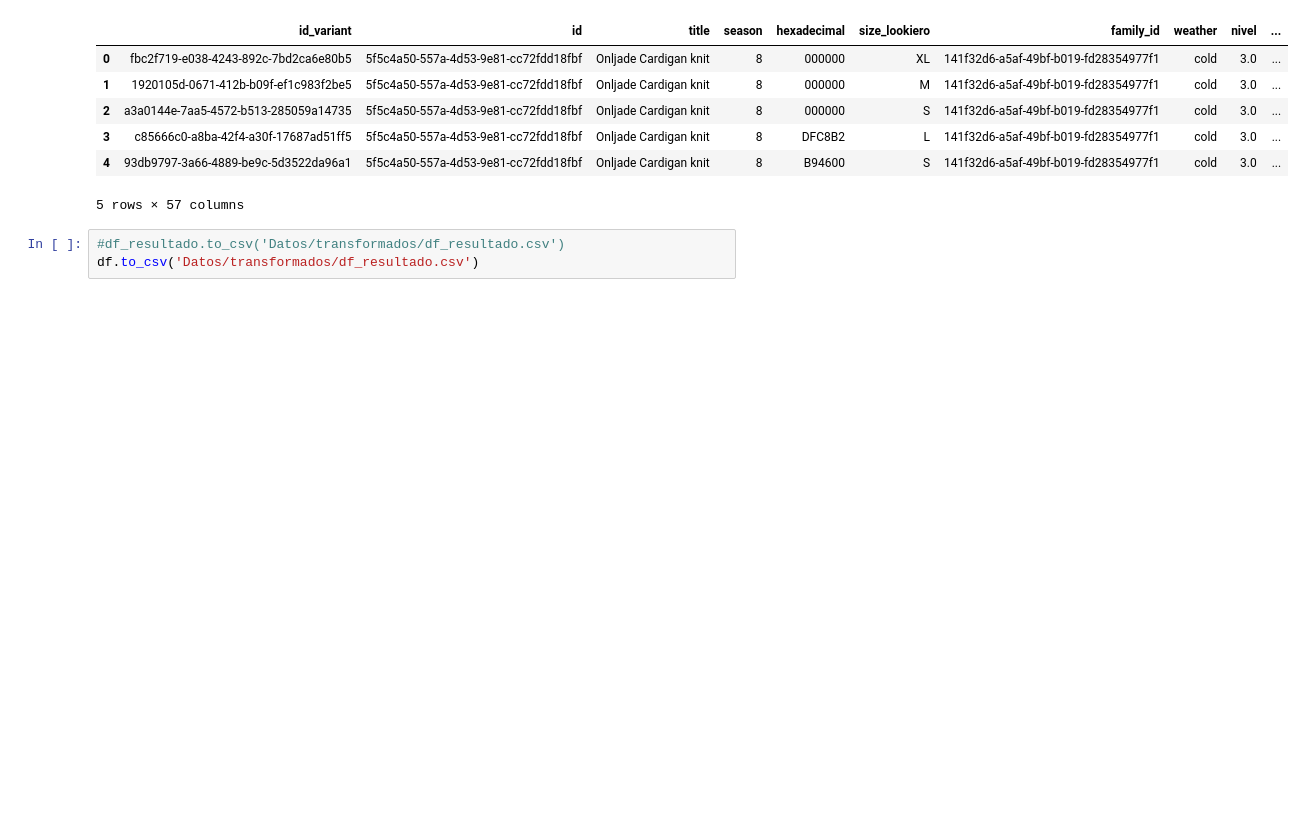
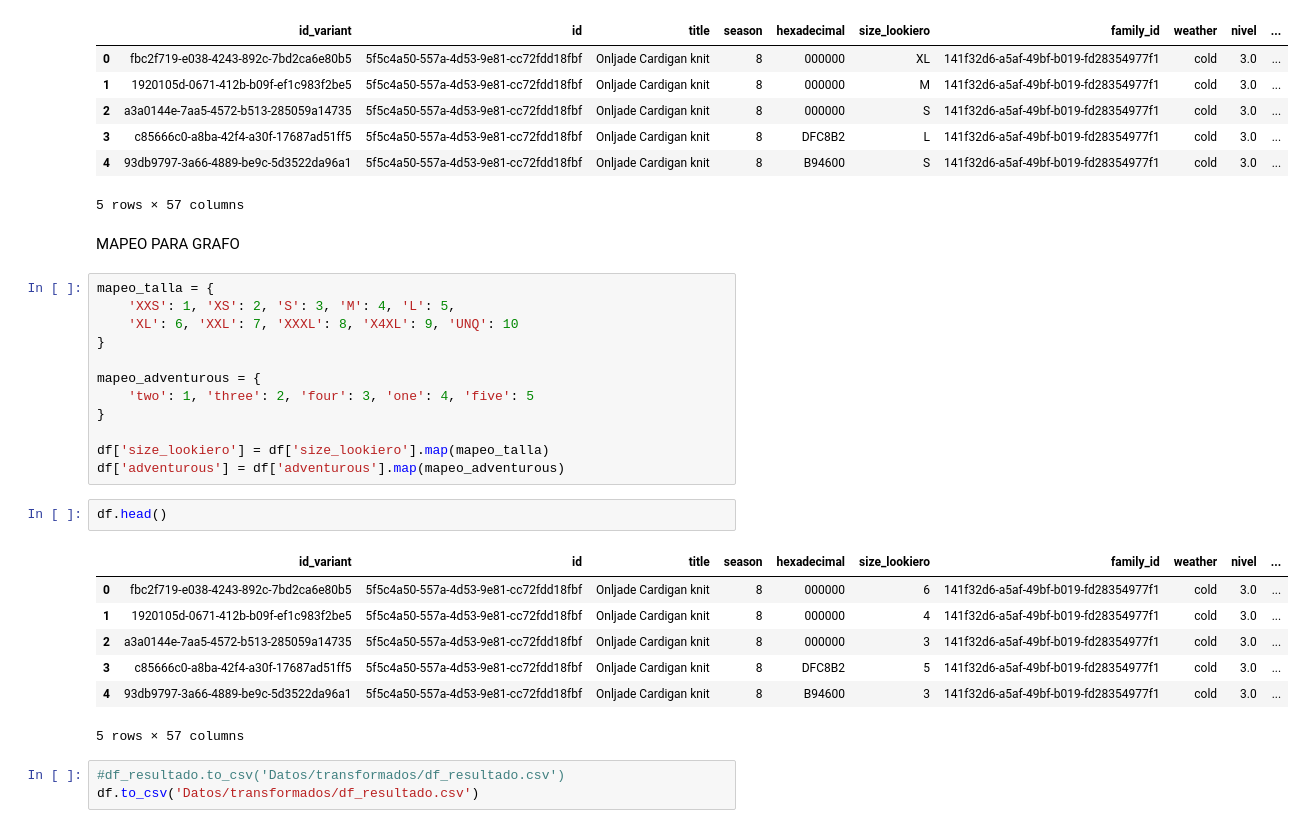
Before and after one commit to xaabizulu/24_25_3_R10_Verde_Oscuro, a Jupyter notebook: 01-Preprocesamiento.ipynb, the cells around one changed output. Drawn from its saved outputs; the diff is of its cells as text; blank space fills up the shorter version.

```diff
--- a/01-Preprocesamiento.ipynb
+++ b/01-Preprocesamiento.ipynb
@@ -755,6 +724,30 @@ df.head()
 | 3 | c85666c0-a8ba-42f4-a30f-17687ad51ff5 | 5f5c4a50-557a-4d53-9e81-cc72fdd18fbf | Onljade Cardigan knit | 8 | DFC8B2 | L | 141f32d6-a5af-49bf-b019-fd28354977f1 | cold | 3.0 | ... |
 | 4 | 93db9797-3a66-4889-be9c-5d3522da96a1 | 5f5c4a50-557a-4d53-9e81-cc72fdd18fbf | Onljade Cardigan knit | 8 | B94600 | S | 141f32d6-a5af-49bf-b019-fd28354977f1 | cold | 3.0 | ... |
 5 rows × 57 columns
+# %% [markdown]
+MAPEO PARA GRAFO
+# %%
+mapeo_talla = {
+    'XXS': 1, 'XS': 2, 'S': 3, 'M': 4, 'L': 5,
+    'XL': 6, 'XXL': 7, 'XXXL': 8, 'X4XL': 9, 'UNQ': 10
+}
+
+mapeo_adventurous = {
+    'two': 1, 'three': 2, 'four': 3, 'one': 4, 'five': 5
+}
+
+df['size_lookiero'] = df['size_lookiero'].map(mapeo_talla)
+df['adventurous'] = df['adventurous'].map(mapeo_adventurous)
+# %%
+df.head()
+# %% [output]
+|  | id_variant | id | title | season | hexadecimal | size_lookiero | family_id | weather | nivel | ... |
+| 0 | fbc2f719-e038-4243-892c-7bd2ca6e80b5 | 5f5c4a50-557a-4d53-9e81-cc72fdd18fbf | Onljade Cardigan knit | 8 | 000000 | 6 | 141f32d6-a5af-49bf-b019-fd28354977f1 | cold | 3.0 | ... |
+| 1 | 1920105d-0671-412b-b09f-ef1c983f2be5 | 5f5c4a50-557a-4d53-9e81-cc72fdd18fbf | Onljade Cardigan knit | 8 | 000000 | 4 | 141f32d6-a5af-49bf-b019-fd28354977f1 | cold | 3.0 | ... |
+| 2 | a3a0144e-7aa5-4572-b513-285059a14735 | 5f5c4a50-557a-4d53-9e81-cc72fdd18fbf | Onljade Cardigan knit | 8 | 000000 | 3 | 141f32d6-a5af-49bf-b019-fd28354977f1 | cold | 3.0 | ... |
+| 3 | c85666c0-a8ba-42f4-a30f-17687ad51ff5 | 5f5c4a50-557a-4d53-9e81-cc72fdd18fbf | Onljade Cardigan knit | 8 | DFC8B2 | 5 | 141f32d6-a5af-49bf-b019-fd28354977f1 | cold | 3.0 | ... |
+| 4 | 93db9797-3a66-4889-be9c-5d3522da96a1 | 5f5c4a50-557a-4d53-9e81-cc72fdd18fbf | Onljade Cardigan knit | 8 | B94600 | 3 | 141f32d6-a5af-49bf-b019-fd28354977f1 | cold | 3.0 | ... |
+5 rows × 57 columns
 # %%
 #df_resultado.to_csv('Datos/transformados/df_resultado.csv')
 df.to_csv('Datos/transformados/df_resultado.csv')
```
Also changed, not shown: parts of 2 cells of this notebook, 1 other file.
